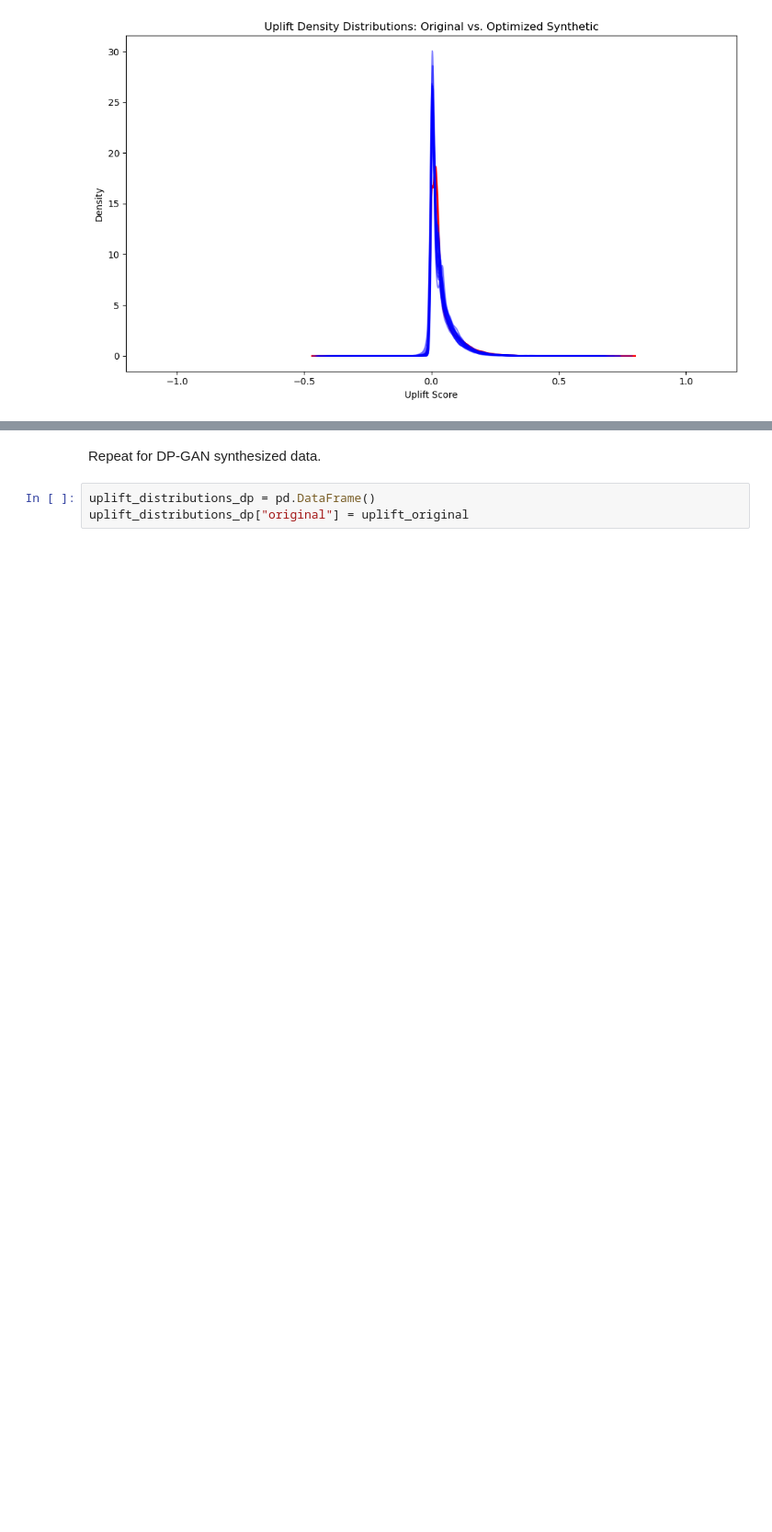
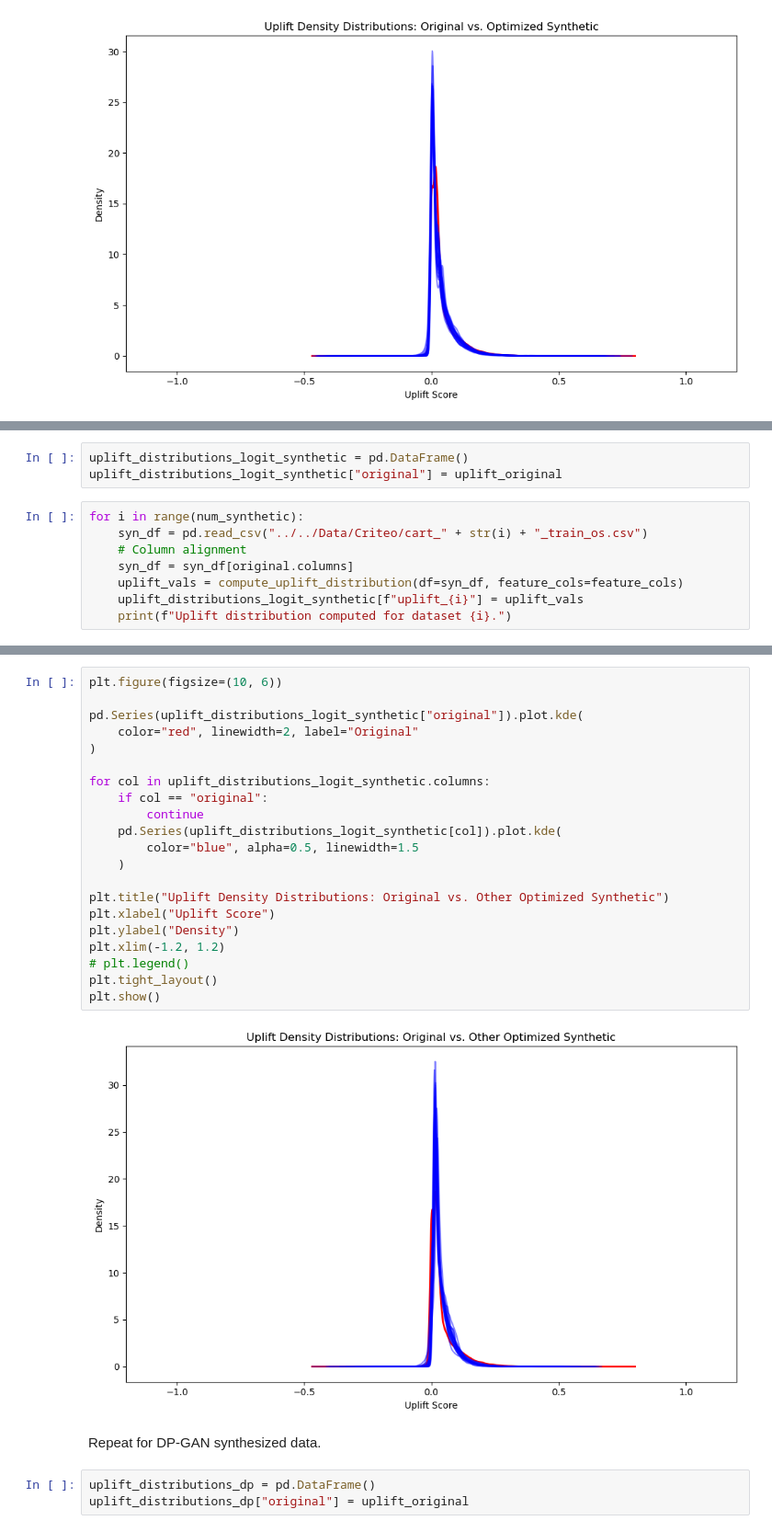
Before and after one commit to cdbale/optimized-sequential-synthesis, a Jupyter notebook: Code/Utility Analysis/logistic_uplift_modeling_os.ipynb, the cells around one changed output, grey strips where cells are left out. Shown at 92% size. Cells and saved outputs as stored; diff of their text form; blank space fills up the shorter version.

```diff
--- a/Code/Utility Analysis/logistic_uplift_modeling_os.ipynb
+++ b/Code/Utility Analysis/logistic_uplift_modeling_os.ipynb
@@ -385,0 +681,11 @@ plt.show()
+# %%
+uplift_distributions_logit_synthetic = pd.DataFrame()
+uplift_distributions_logit_synthetic["original"] = uplift_original
+# %%
+for i in range(num_synthetic):
+    syn_df = pd.read_csv("../../Data/Criteo/cart_" + str(i) + "_train_os.csv")
+    # Column alignment
+    syn_df = syn_df[original.columns]
+    uplift_vals = compute_uplift_distribution(df=syn_df, feature_cols=feature_cols)
+    uplift_distributions_logit_synthetic[f"uplift_{i}"] = uplift_vals
+    print(f"Uplift distribution computed for dataset {i}.")
@@ -386,3 +713,26 @@ plt.show()
+# %%
+plt.figure(figsize=(10, 6))
+
+pd.Series(uplift_distributions_logit_synthetic["original"]).plot.kde(
+    color="red", linewidth=2, label="Original"
+)
+
+for col in uplift_distributions_logit_synthetic.columns:
+    if col == "original":
+        continue
+    pd.Series(uplift_distributions_logit_synthetic[col]).plot.kde(
+        color="blue", alpha=0.5, linewidth=1.5
+    )
+
+plt.title("Uplift Density Distributions: Original vs. Other Optimized Synthetic")
+plt.xlabel("Uplift Score")
+plt.ylabel("Density")
+plt.xlim(-1.2, 1.2)
+# plt.legend()
+plt.tight_layout()
+plt.show()
+# %% [output]
+[figure, added]
 # %% [markdown]
 Repeat for DP-GAN synthesized data.
 # %%
```
Also changed, not shown: parts of 69 cells of this notebook, 5 other files.
